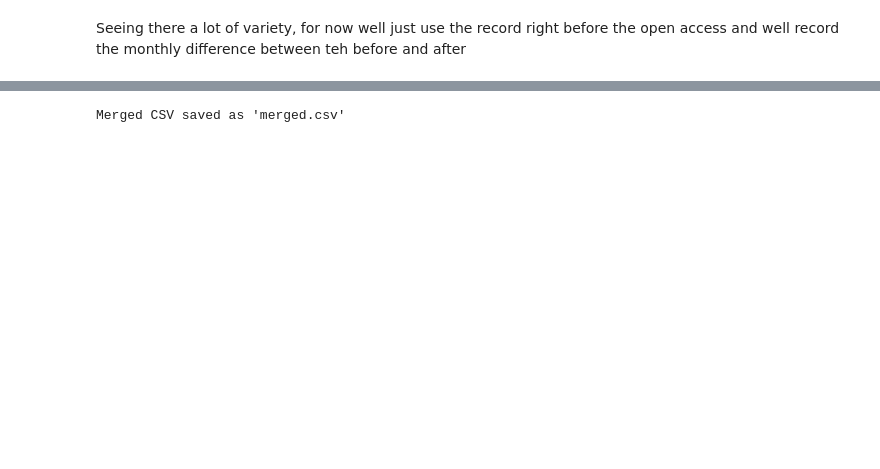
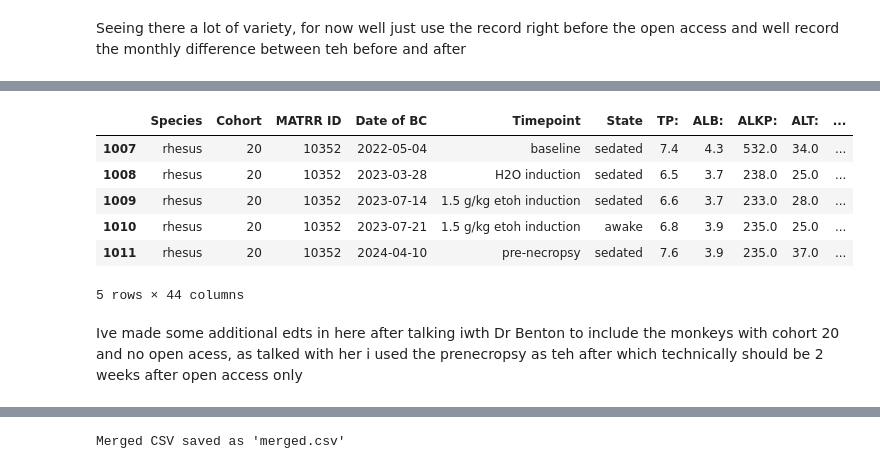
Before and after one commit to arogelg/MATRR-Capstone-Project, a Jupyter notebook: loading_data.ipynb, the cells around one changed output, grey strips where cells are left out. Cells and saved outputs as stored; diff of their text form; code cells hidden in the pictures; blank space fills up the shorter version.

```diff
--- a/loading_data.ipynb
+++ b/loading_data.ipynb
@@ -229,0 +269,12 @@ final_df = final_df.sort_values(['MATRR ID', 'phase']).reset_index(drop=True)
+# %%
+master_common[master_common['MATRR ID'] == '10352']
+# %% [output]
+|  | Species | Cohort | MATRR ID | Date of BC | Timepoint | State | TP: | ALB: | ALKP: | ALT: | ... |
+| 1007 | rhesus | 20 | 10352 | 2022-05-04 | baseline | sedated | 7.4 | 4.3 | 532.0 | 34.0 | ... |
+| 1008 | rhesus | 20 | 10352 | 2023-03-28 | H2O induction | sedated | 6.5 | 3.7 | 238.0 | 25.0 | ... |
+| 1009 | rhesus | 20 | 10352 | 2023-07-14 | 1.5 g/kg etoh induction | sedated | 6.6 | 3.7 | 233.0 | 28.0 | ... |
+| 1010 | rhesus | 20 | 10352 | 2023-07-21 | 1.5 g/kg etoh induction | awake | 6.8 | 3.9 | 235.0 | 25.0 | ... |
+| 1011 | rhesus | 20 | 10352 | 2024-04-10 | pre-necropsy | sedated | 7.6 | 3.9 | 235.0 | 37.0 | ... |
+5 rows × 44 columns
+# %% [markdown]
+Ive made some additional edts in here after talking iwth Dr Benton to include the monkeys with cohort 20 and no open acess, as talked with her i used the prenecropsy as teh after which technically should be 2 weeks after open access only
```
Also changed, not shown: parts of 52 cells of this notebook, 3 other files.
